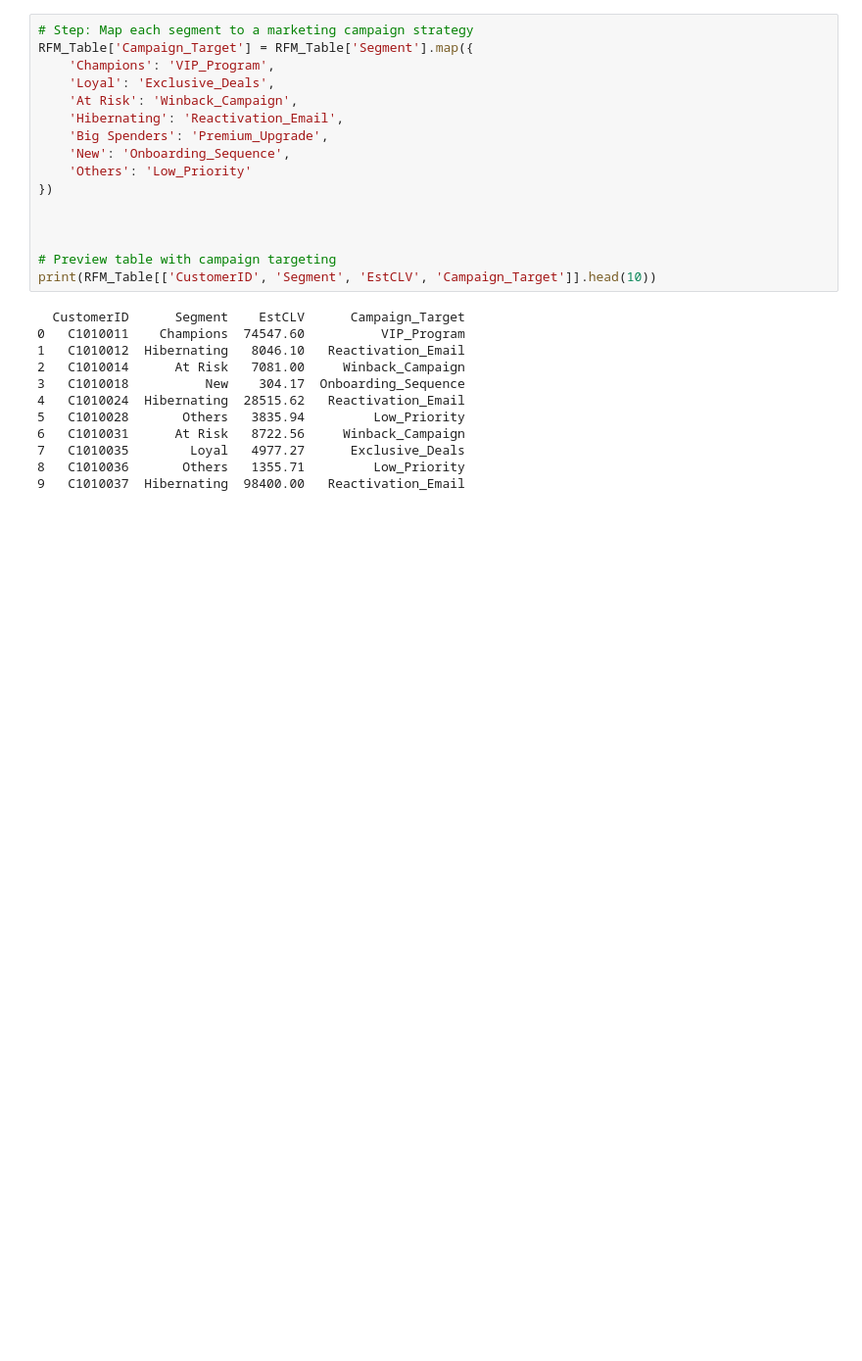
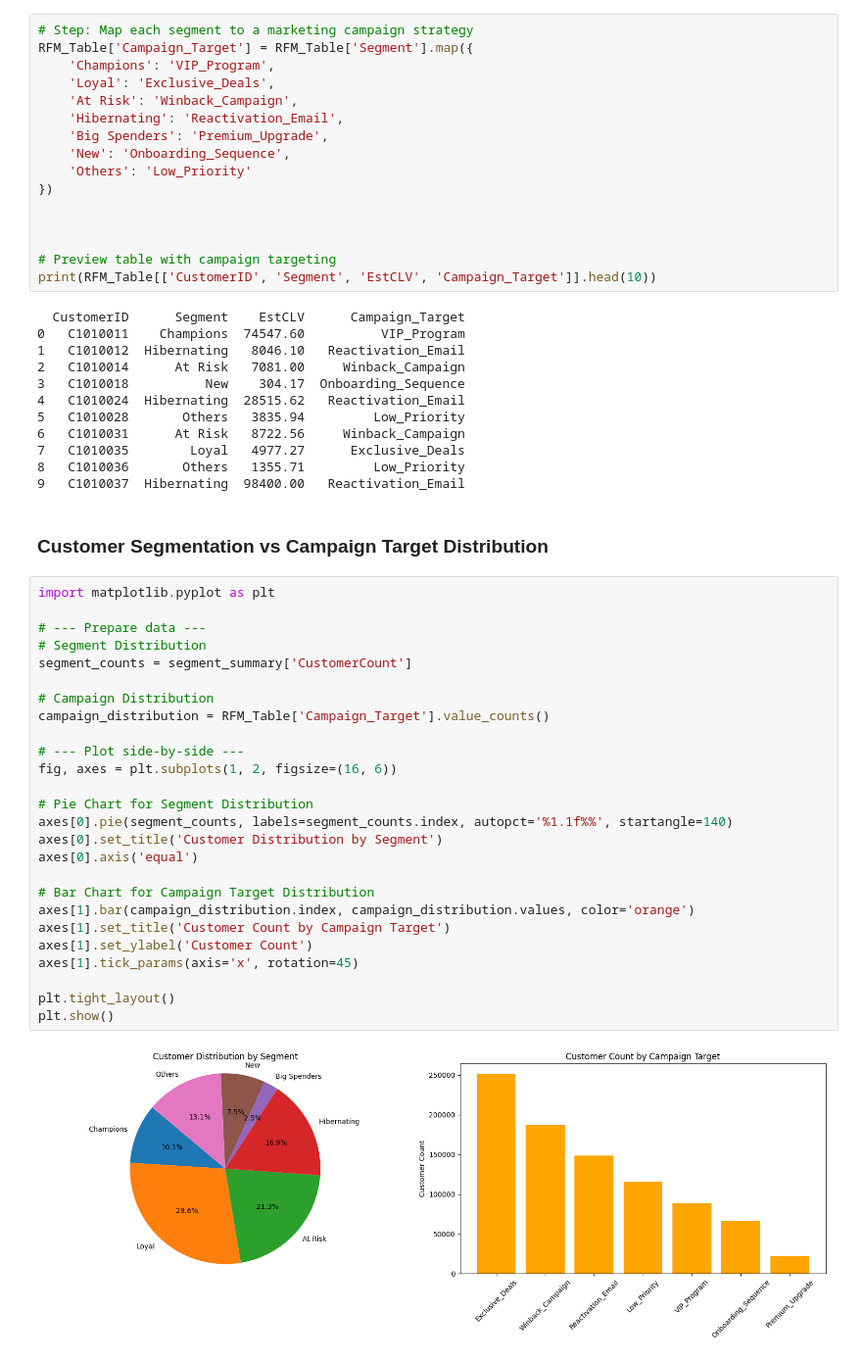
Before and after one commit to bopitien/rfm-customer-segmentation-novabank, a Jupyter notebook: notebooks/analysis.ipynb, the cells around one changed output. Shown at 98% size. Cells and saved outputs as stored; diff of their text form; blank space fills up the shorter version.

```diff
--- a/notebooks/analysis.ipynb
+++ b/notebooks/analysis.ipynb
@@ -817,6 +930,36 @@ print(RFM_Table[['CustomerID', 'Segment', 'EstCLV', 'Campaign_Target']].head(10)
 7   C1010035        Loyal   4977.27      Exclusive_Deals
 8   C1010036       Others   1355.71         Low_Priority
 9   C1010037  Hibernating  98400.00   Reactivation_Email
+# %% [markdown]
+### Customer Segmentation vs Campaign Target Distribution
+# %%
+import matplotlib.pyplot as plt
+
+# --- Prepare data ---
+# Segment Distribution
+segment_counts = segment_summary['CustomerCount']
+
+# Campaign Distribution
+campaign_distribution = RFM_Table['Campaign_Target'].value_counts()
+
+# --- Plot side-by-side ---
+fig, axes = plt.subplots(1, 2, figsize=(16, 6))
+
+# Pie Chart for Segment Distribution
+axes[0].pie(segment_counts, labels=segment_counts.index, autopct='%1.1f%%', startangle=140)
+axes[0].set_title('Customer Distribution by Segment')
+axes[0].axis('equal')
+
+# Bar Chart for Campaign Target Distribution
+axes[1].bar(campaign_distribution.index, campaign_distribution.values, color='orange')
+axes[1].set_title('Customer Count by Campaign Target')
+axes[1].set_ylabel('Customer Count')
+axes[1].tick_params(axis='x', rotation=45)
+
+plt.tight_layout()
+plt.show()
+# %% [output]
+[figure, added]
 # %% [markdown]
 **What it shows:**
 Each customer's predicted CLV, their segment, and which marketing campaign they belong to.
```
Also changed, not shown: parts of 34 cells of this notebook, 4 other files.
